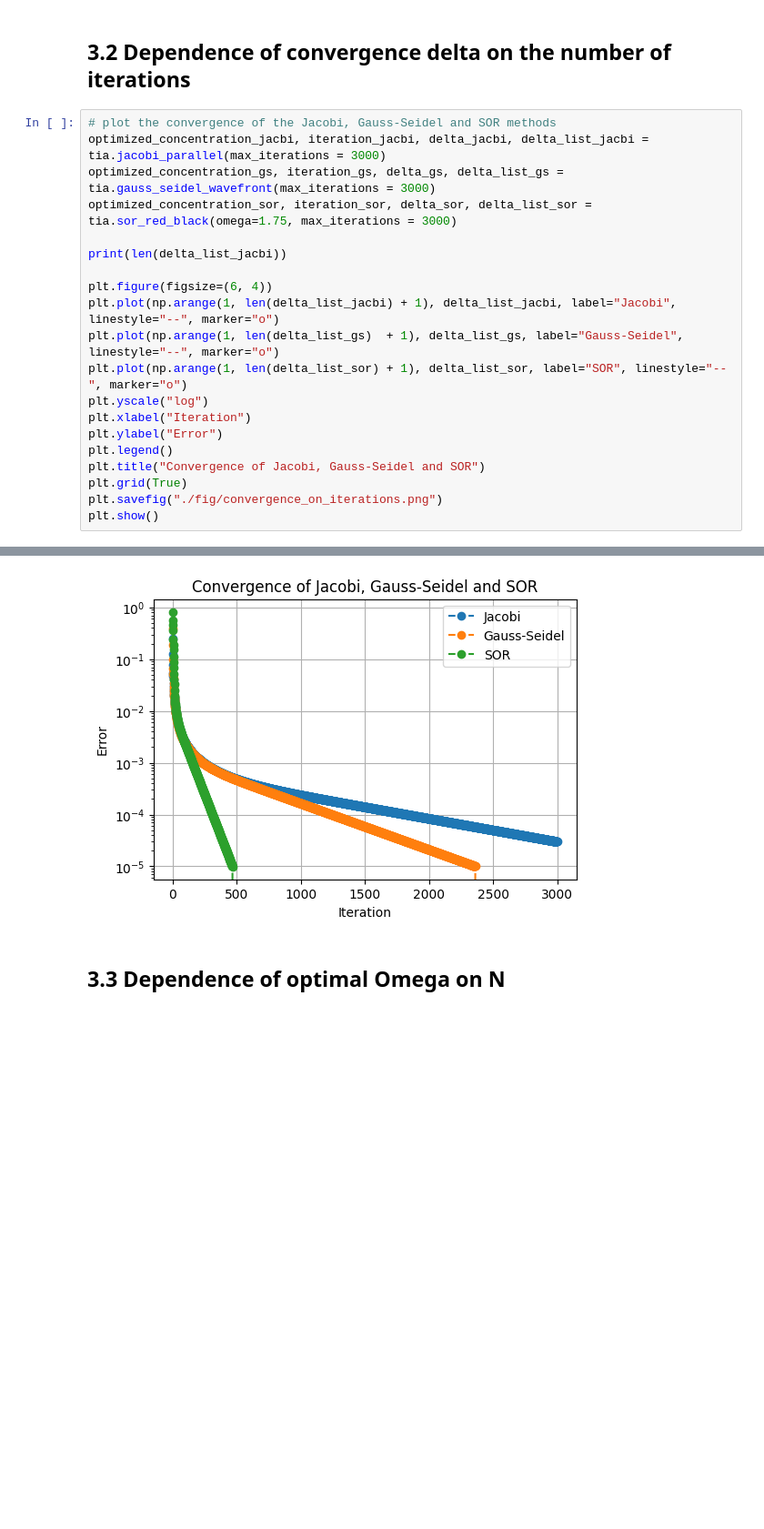
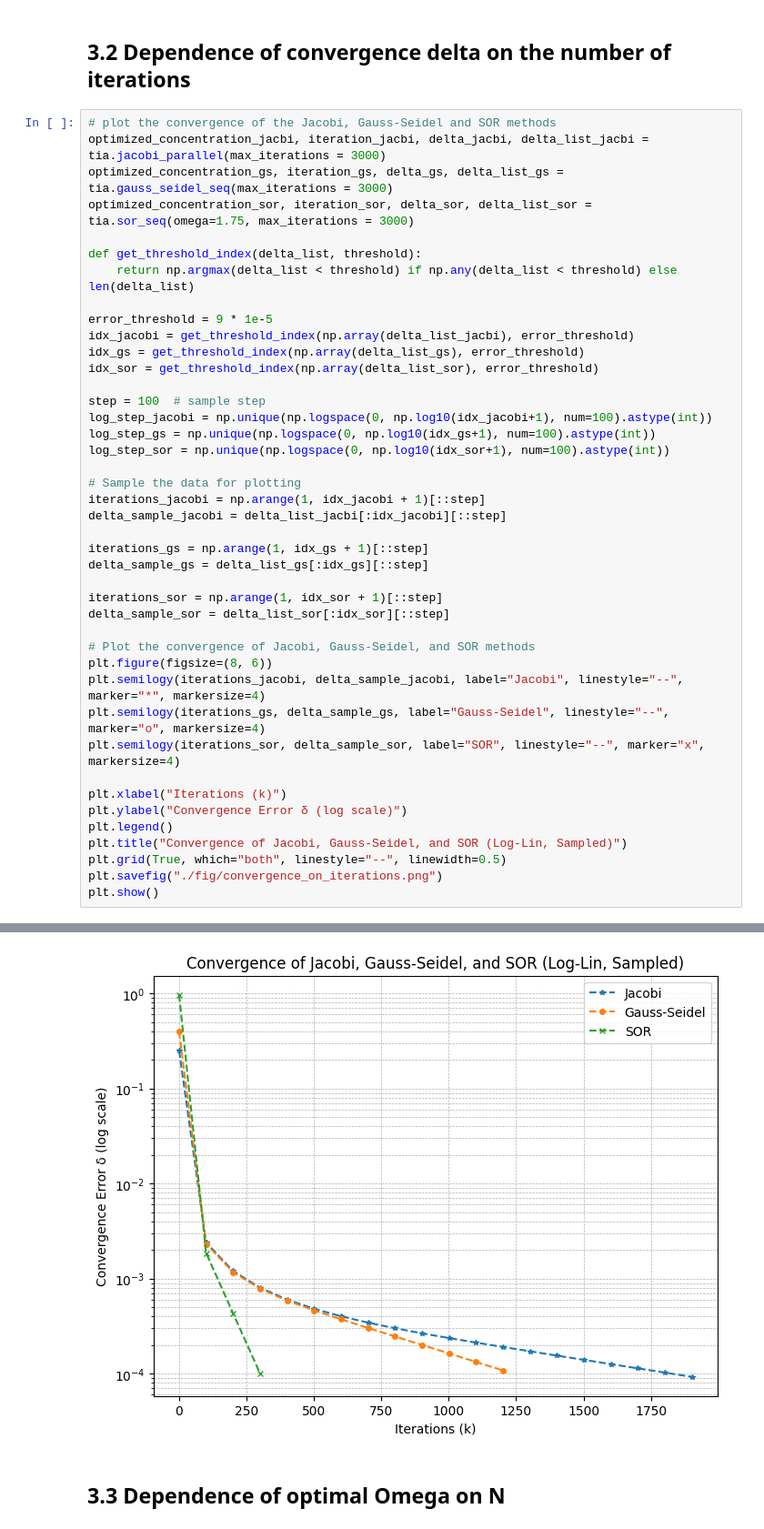
Before and after one commit to matijsv/scicomp_22, a Jupyter notebook: presentation.ipynb, the cells around one changed output, grey strips where cells are left out. Shown: that part at 91% size. Cells and saved outputs as stored; diff of their text form; blank space fills up the shorter version.

Commit message:
plot enhancement

```diff
--- a/presentation.ipynb
+++ b/presentation.ipynb
@@ -319,21 +322,43 @@ clomun 0: [1.         0.97954955 0.95909865 0.93864935 0.91819871 0.89775123
 # %%
 # plot the convergence of the Jacobi, Gauss-Seidel and SOR methods
 optimized_concentration_jacbi, iteration_jacbi, delta_jacbi, delta_list_jacbi = tia.jacobi_parallel(max_iterations = 3000)
-optimized_concentration_gs, iteration_gs, delta_gs, delta_list_gs = tia.gauss_seidel_wavefront(max_iterations = 3000)
-optimized_concentration_sor, iteration_sor, delta_sor, delta_list_sor = tia.sor_red_black(omega=1.75, max_iterations = 3000)
+optimized_concentration_gs, iteration_gs, delta_gs, delta_list_gs = tia.gauss_seidel_seq(max_iterations = 3000)
+optimized_concentration_sor, iteration_sor, delta_sor, delta_list_sor = tia.sor_seq(omega=1.75, max_iterations = 3000)
 
-print(len(delta_list_jacbi))
+def get_threshold_index(delta_list, threshold):
+    return np.argmax(delta_list < threshold) if np.any(delta_list < threshold) else len(delta_list)
 
-plt.figure(figsize=(6, 4))
-plt.plot(np.arange(1, len(delta_list_jacbi) + 1), delta_list_jacbi, label="Jacobi", linestyle="--", marker="o")
-plt.plot(np.arange(1, len(delta_list_gs)  + 1), delta_list_gs, label="Gauss-Seidel", linestyle="--", marker="o")
-plt.plot(np.arange(1, len(delta_list_sor) + 1), delta_list_sor, label="SOR", linestyle="--", marker="o")
-plt.yscale("log")
-plt.xlabel("Iteration")
-plt.ylabel("Error")
+error_threshold = 9 * 1e-5
+idx_jacobi = get_threshold_index(np.array(delta_list_jacbi), error_threshold)
+idx_gs = get_threshold_index(np.array(delta_list_gs), error_threshold)
+idx_sor = get_threshold_index(np.array(delta_list_sor), error_threshold)
+
+step = 100  # sample step
+log_step_jacobi = np.unique(np.logspace(0, np.log10(idx_jacobi+1), num=100).astype(int))
+log_step_gs = np.unique(np.logspace(0, np.log10(idx_gs+1), num=100).astype(int))
+log_step_sor = np.unique(np.logspace(0, np.log10(idx_sor+1), num=100).astype(int))
+
+# Sample the data for plotting
+iterations_jacobi = np.arange(1, idx_jacobi + 1)[::step]
+delta_sample_jacobi = delta_list_jacbi[:idx_jacobi][::step]
+
+iterations_gs = np.arange(1, idx_gs + 1)[::step]
+delta_sample_gs = delta_list_gs[:idx_gs][::step]
+
+iterations_sor = np.arange(1, idx_sor + 1)[::step]
+delta_sample_sor = delta_list_sor[:idx_sor][::step]
+
+# Plot the convergence of Jacobi, Gauss-Seidel, and SOR methods
+plt.figure(figsize=(8, 6))
+plt.semilogy(iterations_jacobi, delta_sample_jacobi, label="Jacobi", linestyle="--", marker="*", markersize=4)
+plt.semilogy(iterations_gs, delta_sample_gs, label="Gauss-Seidel", linestyle="--", marker="o", markersize=4)
+plt.semilogy(iterations_sor, delta_sample_sor, label="SOR", linestyle="--", marker="x", markersize=4)
+
+plt.xlabel("Iterations (k)")
+plt.ylabel("Convergence Error δ (log scale)")
 plt.legend()
-plt.title("Convergence of Jacobi, Gauss-Seidel and SOR")
-plt.grid(True)
+plt.title("Convergence of Jacobi, Gauss-Seidel, and SOR (Log-Lin, Sampled)")
+plt.grid(True, which="both", linestyle="--", linewidth=0.5)
 plt.savefig("./fig/convergence_on_iterations.png")
 plt.show()
 # %% [output]
@@ -341,4 +365,4 @@ plt.show()
-[figure, old version]
+[figure, new version]
 # %% [markdown]
 ## 3.3 Dependence of optimal Omega on N
 # %% [markdown]
```
Also changed, not shown: parts of 6 cells of this notebook, 4 other files.
